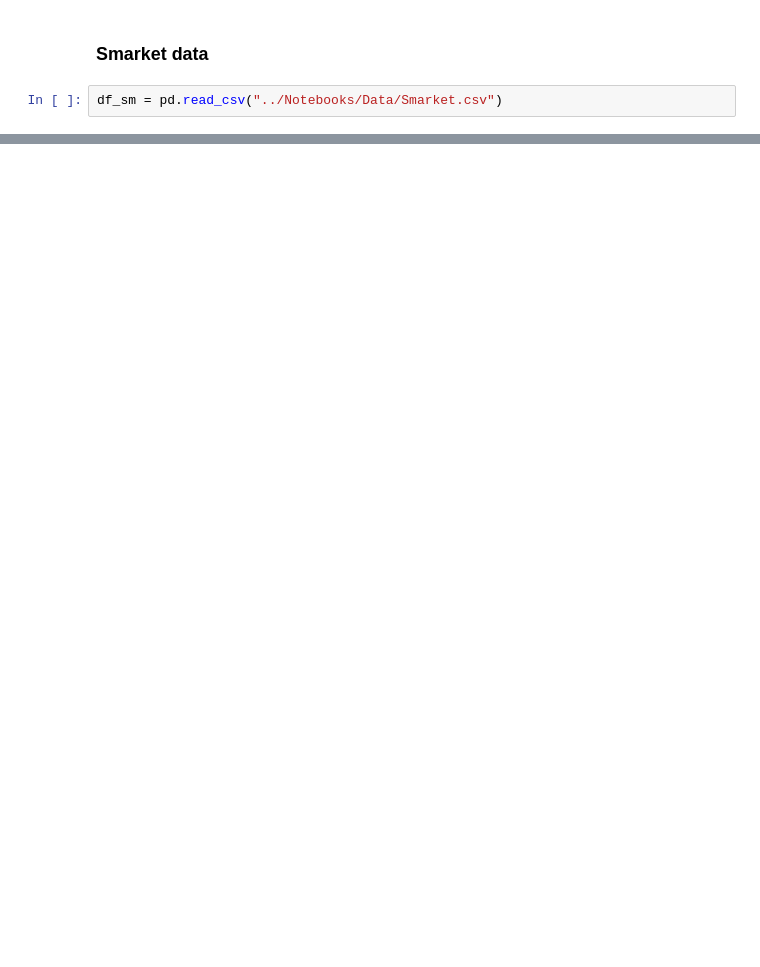
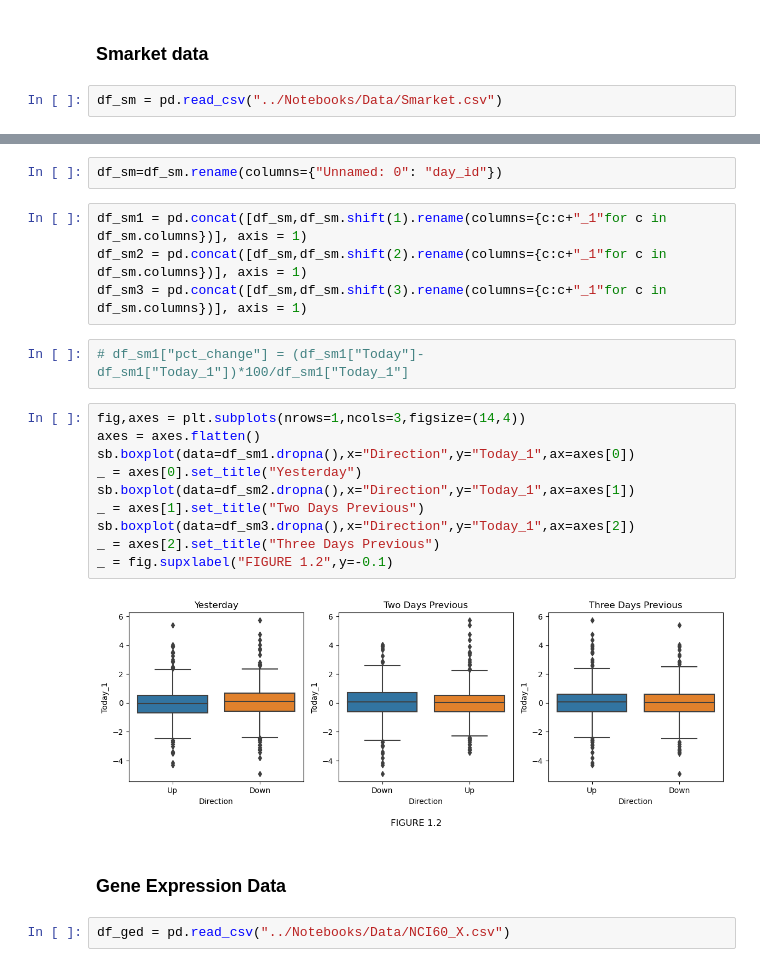
Before and after one commit to jayant91089/islr-python, a Jupyter notebook: Notebooks2/Chapter1.ipynb, the cells around one changed output, grey strips where cells are left out. Drawn from its saved outputs; the diff is of its cells as text; blank space fills up the shorter version.

```diff
--- a/Notebooks2/Chapter1.ipynb
+++ b/Notebooks2/Chapter1.ipynb
@@ -53,0 +53,24 @@ df_sm = pd.read_csv("../Notebooks/Data/Smarket.csv")
+# %%
+df_sm=df_sm.rename(columns={"Unnamed: 0": "day_id"})
+# %%
+df_sm1 = pd.concat([df_sm,df_sm.shift(1).rename(columns={c:c+"_1"for c in df_sm.columns})], axis = 1)
+df_sm2 = pd.concat([df_sm,df_sm.shift(2).rename(columns={c:c+"_1"for c in df_sm.columns})], axis = 1)
+df_sm3 = pd.concat([df_sm,df_sm.shift(3).rename(columns={c:c+"_1"for c in df_sm.columns})], axis = 1)
+# %%
+# df_sm1["pct_change"] = (df_sm1["Today"]-df_sm1["Today_1"])*100/df_sm1["Today_1"]
+# %%
+fig,axes = plt.subplots(nrows=1,ncols=3,figsize=(14,4))
+axes = axes.flatten()
+sb.boxplot(data=df_sm1.dropna(),x="Direction",y="Today_1",ax=axes[0])
+_ = axes[0].set_title("Yesterday")
+sb.boxplot(data=df_sm2.dropna(),x="Direction",y="Today_1",ax=axes[1])
+_ = axes[1].set_title("Two Days Previous")
+sb.boxplot(data=df_sm3.dropna(),x="Direction",y="Today_1",ax=axes[2])
+_ = axes[2].set_title("Three Days Previous")
+_ = fig.supxlabel("FIGURE 1.2",y=-0.1)
+# %% [output]
+[figure, added]
+# %% [markdown]
+### Gene Expression Data
+# %%
+df_ged = pd.read_csv("../Notebooks/Data/NCI60_X.csv")
```
Also changed, not shown: parts of 9 cells of this notebook.
